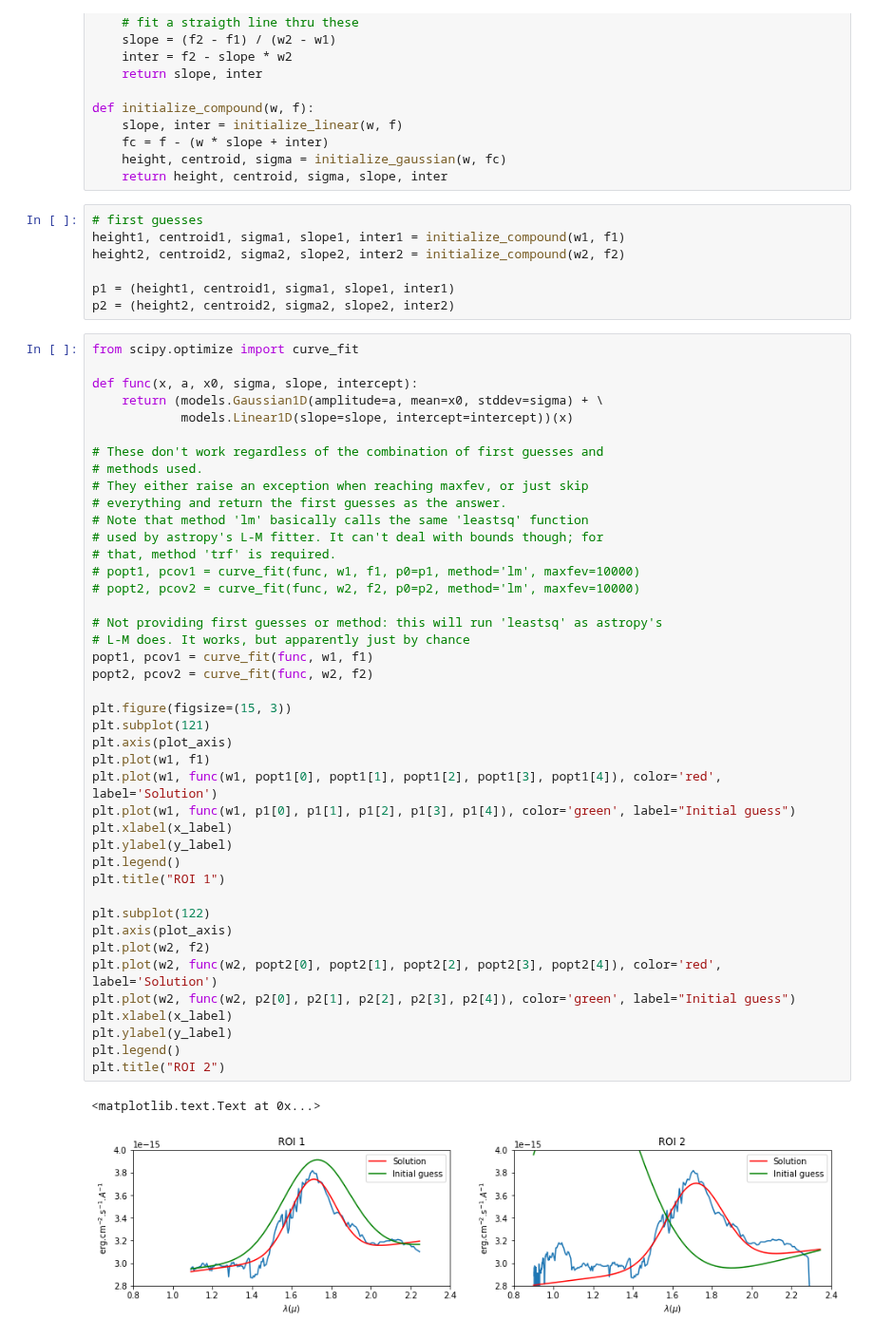
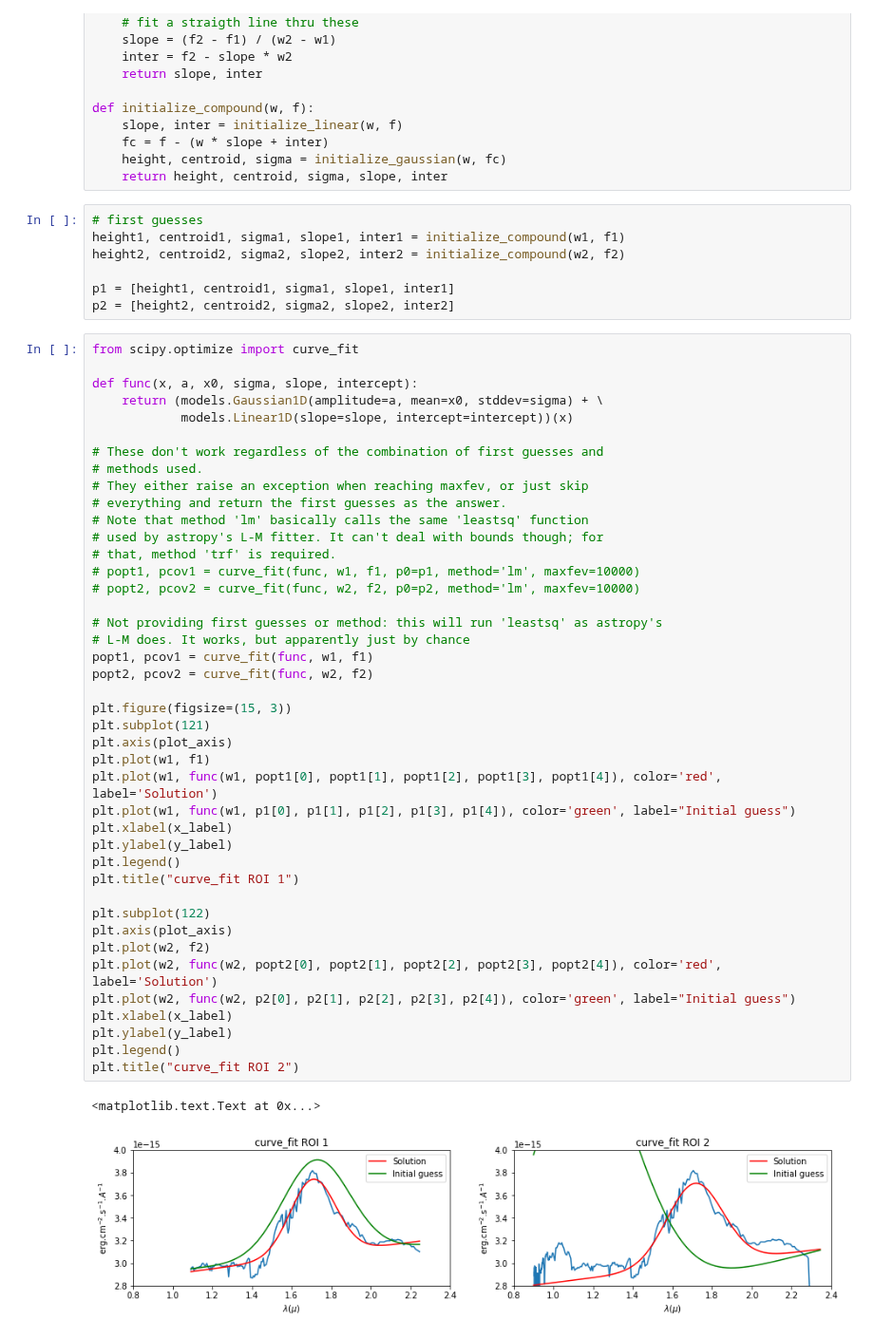
Before and after one commit to ibusko/experiments_specviz, a Jupyter notebook: curve_fit.ipynb, the cells around one changed output. Shown at 95% size. Cells and saved outputs as stored; diff of their text form.

```diff
--- a/curve_fit.ipynb
+++ b/curve_fit.ipynb
@@ -61,8 +61,8 @@ def initialize_compound(w, f):
 height1, centroid1, sigma1, slope1, inter1 = initialize_compound(w1, f1)
 height2, centroid2, sigma2, slope2, inter2 = initialize_compound(w2, f2)
 
-p1 = (height1, centroid1, sigma1, slope1, inter1)
-p2 = (height2, centroid2, sigma2, slope2, inter2)
+p1 = [height1, centroid1, sigma1, slope1, inter1]
+p2 = [height2, centroid2, sigma2, slope2, inter2]
 # %%
 from scipy.optimize import curve_fit
 
@@ -78,33 +78,33 @@ def func(x, a, x0, sigma, slope, intercept):
 # used by astropy's L-M fitter. It can't deal with bounds though; for
 # that, method 'trf' is required.
 # popt1, pcov1 = curve_fit(func, w1, f1, p0=p1, method='lm', maxfev=10000)
 # popt2, pcov2 = curve_fit(func, w2, f2, p0=p2, method='lm', maxfev=10000)
 
 # Not providing first guesses or method: this will run 'leastsq' as astropy's
 # L-M does. It works, but apparently just by chance
 popt1, pcov1 = curve_fit(func, w1, f1)
 popt2, pcov2 = curve_fit(func, w2, f2)
 
 plt.figure(figsize=(15, 3))
 plt.subplot(121)
 plt.axis(plot_axis)
 plt.plot(w1, f1)
 plt.plot(w1, func(w1, popt1[0], popt1[1], popt1[2], popt1[3], popt1[4]), color='red', label='Solution')
 plt.plot(w1, func(w1, p1[0], p1[1], p1[2], p1[3], p1[4]), color='green', label="Initial guess")
 plt.xlabel(x_label)
 plt.ylabel(y_label)
 plt.legend()
-plt.title("ROI 1")
+plt.title("curve_fit ROI 1")
 
 plt.subplot(122)
 plt.axis(plot_axis)
 plt.plot(w2, f2)
 plt.plot(w2, func(w2, popt2[0], popt2[1], popt2[2], popt2[3], popt2[4]), color='red', label='Solution')
 plt.plot(w2, func(w2, p2[0], p2[1], p2[2], p2[3], p2[4]), color='green', label="Initial guess")
 plt.xlabel(x_label)
 plt.ylabel(y_label)
 plt.legend()
-plt.title("ROI 2")
+plt.title("curve_fit ROI 2")
 # %% [output]
 <matplotlib.text.Text at 0x...>
-[figure, old version]
+[figure, new version]
```
Also changed, not shown: parts of 1 cell of this notebook.
